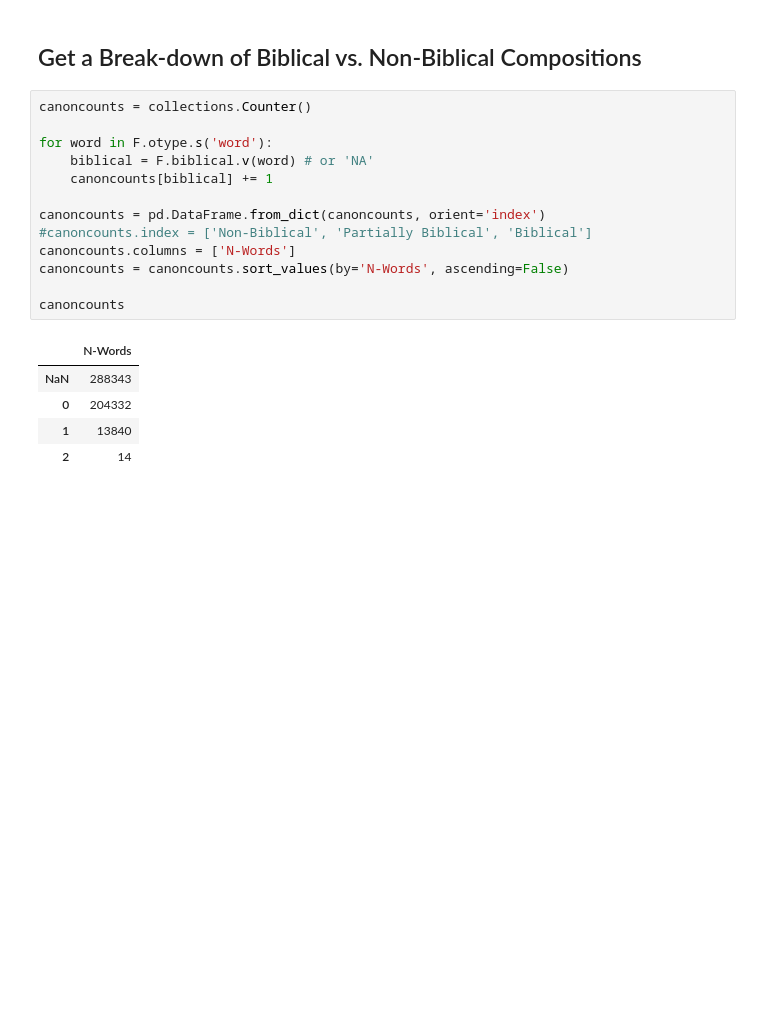
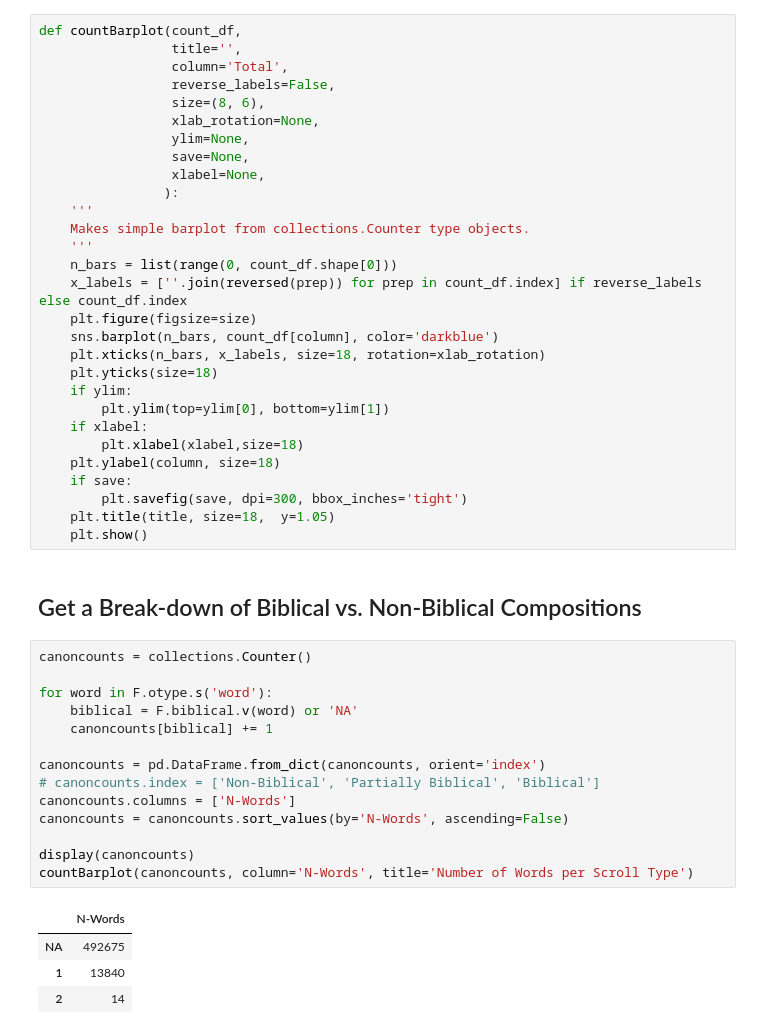
Before and after one commit to codykingham/tfNotebooks, a Jupyter notebook: DSS_Info.ipynb, the cells around one changed output. Drawn from its saved outputs; the diff is of its cells as text; blank space fills up the shorter version.

```diff
--- a/DSS_Info.ipynb
+++ b/DSS_Info.ipynb
@@ -33,21 +41,50 @@ T Text
+# %%
+def countBarplot(count_df,
+                 title='',
+                 column='Total',
+                 reverse_labels=False,
+                 size=(8, 6),
+                 xlab_rotation=None,
+                 ylim=None,
+                 save=None,
+                 xlabel=None,
+                ):
+    '''
+    Makes simple barplot from collections.Counter type objects.
+    '''
+    n_bars = list(range(0, count_df.shape[0]))
+    x_labels = [''.join(reversed(prep)) for prep in count_df.index] if reverse_labels else count_df.index
+    plt.figure(figsize=size)
+    sns.barplot(n_bars, count_df[column], color='darkblue')
+    plt.xticks(n_bars, x_labels, size=18, rotation=xlab_rotation)
+    plt.yticks(size=18)
+    if ylim:
+        plt.ylim(top=ylim[0], bottom=ylim[1])
+    if xlabel:
+        plt.xlabel(xlabel,size=18)
+    plt.ylabel(column, size=18)
+    if save:
+        plt.savefig(save, dpi=300, bbox_inches='tight')
+    plt.title(title, size=18,  y=1.05)
+    plt.show()
 # %% [markdown]
 ## Get a Break-down of Biblical vs. Non-Biblical Compositions
 # %%
 canoncounts = collections.Counter()
 
 for word in F.otype.s('word'):
-    biblical = F.biblical.v(word) # or 'NA'
+    biblical = F.biblical.v(word) or 'NA'
     canoncounts[biblical] += 1
 
 canoncounts = pd.DataFrame.from_dict(canoncounts, orient='index')
-#canoncounts.index = ['Non-Biblical', 'Partially Biblical', 'Biblical']
+# canoncounts.index = ['Non-Biblical', 'Partially Biblical', 'Biblical']
 canoncounts.columns = ['N-Words']
 canoncounts = canoncounts.sort_values(by='N-Words', ascending=False)
 
-canoncounts
+display(canoncounts)
+countBarplot(canoncounts, column='N-Words', title='Number of Words per Scroll Type')
 # %% [output]
 |  | N-Words |
-| NaN | 288343 |
-| 0 | 204332 |
+| NA | 492675 |
 | 1 | 13840 |
 | 2 | 14 |
```
Also changed, not shown: parts of 6 cells of this notebook.
